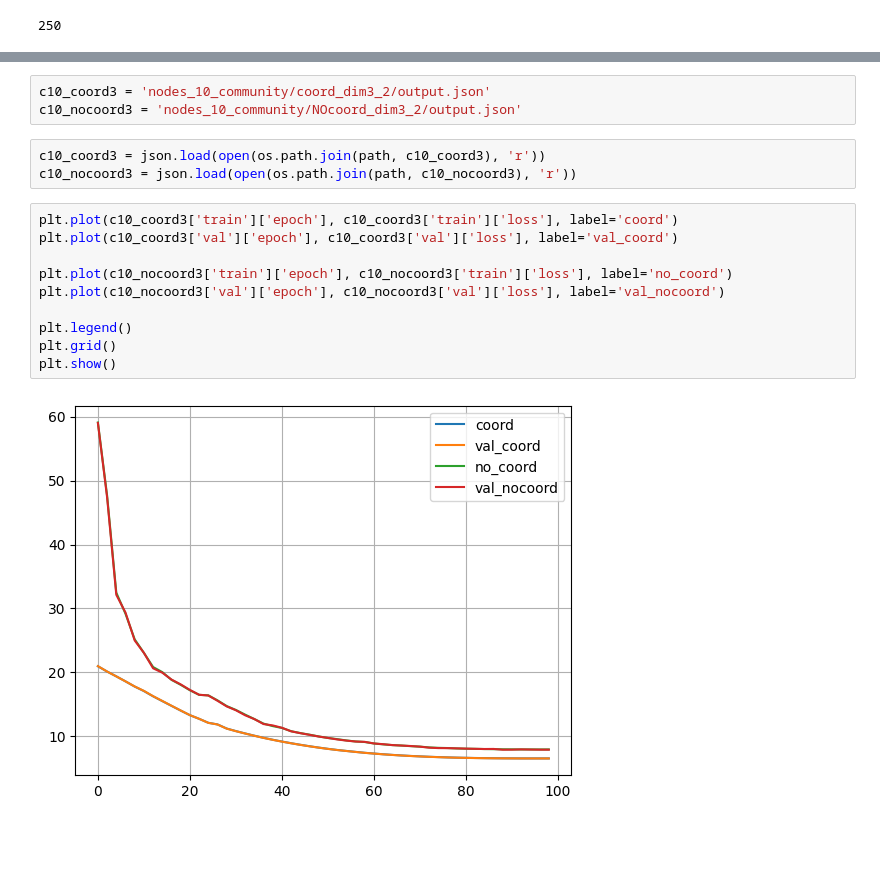
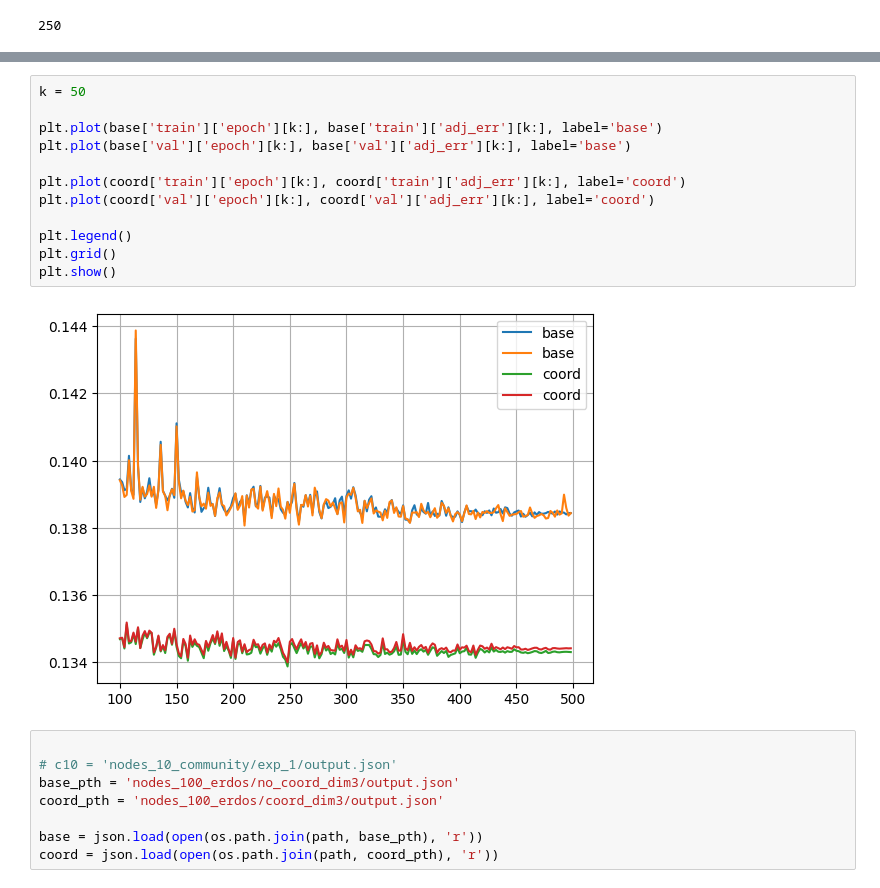
Before and after one commit to marianaw/egnn, a Jupyter notebook: notebooks/results_divein.ipynb, the cells around one changed output, grey strips where cells are left out. Drawn from its saved outputs; the diff is of its cells as text; blank space fills up the shorter version.

```diff
--- a/notebooks/results_divein.ipynb
+++ b/notebooks/results_divein.ipynb
@@ -36,18 +38,22 @@ plt.show()
-# %%
-c10_coord3 = 'nodes_10_community/coord_dim3_2/output.json'
-c10_nocoord3 = 'nodes_10_community/NOcoord_dim3_2/output.json'
-# %%
-c10_coord3 = json.load(open(os.path.join(path, c10_coord3), 'r'))
-c10_nocoord3 = json.load(open(os.path.join(path, c10_nocoord3), 'r'))
-# %%
-plt.plot(c10_coord3['train']['epoch'], c10_coord3['train']['loss'], label='coord')
-plt.plot(c10_coord3['val']['epoch'], c10_coord3['val']['loss'], label='val_coord')
-
-plt.plot(c10_nocoord3['train']['epoch'], c10_nocoord3['train']['loss'], label='no_coord')
-plt.plot(c10_nocoord3['val']['epoch'], c10_nocoord3['val']['loss'], label='val_nocoord')
-
-plt.legend()
-plt.grid()
-plt.show()
-# %% [output]
-[figure, removed]
+# %%
+k = 50
+
+plt.plot(base['train']['epoch'][k:], base['train']['adj_err'][k:], label='base')
+plt.plot(base['val']['epoch'][k:], base['val']['adj_err'][k:], label='base')
+
+plt.plot(coord['train']['epoch'][k:], coord['train']['adj_err'][k:], label='coord')
+plt.plot(coord['val']['epoch'][k:], coord['val']['adj_err'][k:], label='coord')
+
+plt.legend()
+plt.grid()
+plt.show()
+# %% [output]
+[figure, added]
+# %%
+
+# c10 = 'nodes_10_community/exp_1/output.json'
+base_pth = 'nodes_100_erdos/no_coord_dim3/output.json'
+coord_pth = 'nodes_100_erdos/coord_dim3/output.json'
+
+base = json.load(open(os.path.join(path, base_pth), 'r'))
+coord = json.load(open(os.path.join(path, coord_pth), 'r'))
```
Also changed, not shown: parts of 16 cells of this notebook, 4 other files.
